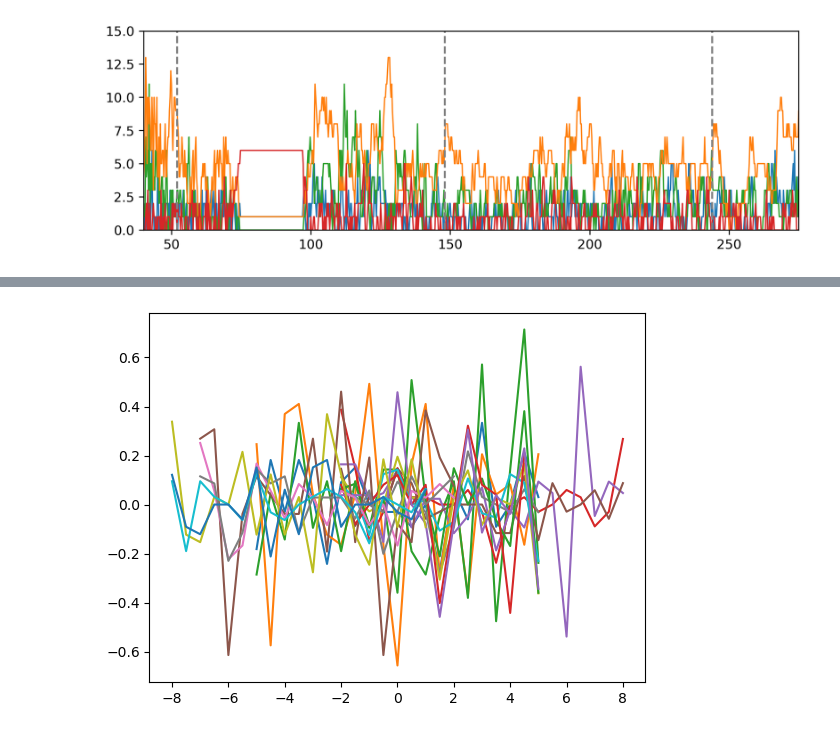
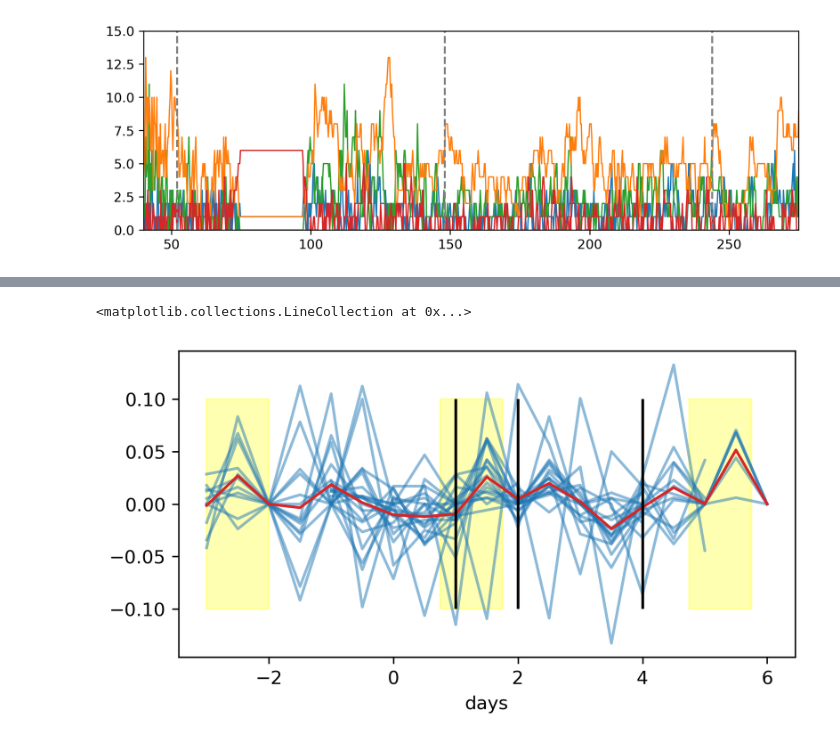
Before and after one commit to dylanmmartins/spine-population-modeling, a Jupyter notebook: version2.ipynb, the cells around one changed output, grey strips where cells are left out. Drawn from its saved outputs; the diff is of its cells as text; code cells hidden in the pictures.

Commit message:
improved spine turnover calc

```diff
--- a/version2.ipynb
+++ b/version2.ipynb
@@ -18,3 +18,11 @@ from sklearn.gaussian_process.kernels import RBF
+# %%
+file_paths = sorted([x for x in os.listdir('./clean_data') if '.h5' in x])
+file_paths, len(file_paths)
+
+for i, file_path in enumerate(file_paths):
+
+    df = pd.read_hdf(os.path.join('clean_data', file_path))
+    df = df.replace('filopodia', 'filopodium')
 # %%
 symbol_matrix = np.array([
     ['deltaM','gammaM2F','gammaM2H','gammaM2S','lambdaM'],
@@ -440,15 +435,9 @@ resampled_dfs[0]
-# %%
-stages = pd.DataFrame([])
-for i, file_path in enumerate(file_paths):
-    df = pd.read_hdf(os.path.join('clean_data', file_path))
-    df = df.replace('filopodia', 'filopodium')
-    stages[i] = df['stage']
 # %%
 turnover_arr = []
-for i,x in enumerate(spine_sums):
+for i,x in enumerate(resampled_dfs):
     ss = []
     for t in range(1,len(x)):
-        nt = x[t] - x[t-1]
-        tot_avg_spines = np.nanmean(x)
+        nt = x[['filopodium','thin','stubby','mushroom']].iloc[t].sum() - x[['filopodium','thin','stubby','mushroom']].iloc[t-1].sum()
+        tot_avg_spines = x[['filopodium','thin','stubby','mushroom']].sum(axis=1).mean()
         ss.append(nt / tot_avg_spines)
     turnover_arr.append(ss)
@@ -464,7 +464,24 @@ array([-10,  -8,  -6,  -4,  -2,   0,   2,   4,   6,   8])
 # %%
-for i in range(len(spine_sums)):
-    t_ = (np.arange(0, len(turnover_arr[i]))*0.5) - startinds[i]
-    plt.plot(t_, turnover_arr[i])
-plt.vlines()
+plt.figure(dpi=300, figsize=(6,3))
+plt.fill_betweenx(y=[-0.1,0.1], x1=4.75, x2=5.75, alpha=0.3, color='yellow')
+plt.fill_betweenx(y=[-0.1,0.1], x1=0.75, x2=1.75, alpha=0.3, color='yellow')
+plt.fill_betweenx(y=[-0.1,0.1], x1=-3, x2=-2, alpha=0.3, color='yellow')
+_plotbins= np.arange(-3.5,7,0.5)
+mean_turnover = np.zeros([len(_plotbins), len(turnover_arr)]) * np.nan
+micron_length = 51.8
+for i in range(len(turnover_arr)):
+    index_for_cycle1_start = resampled_dfs[i].where(resampled_dfs[i]['cycle']==1).dropna().index.values[0]
+    t_ = (np.arange(0, len(turnover_arr[i]))*0.5) - index_for_cycle1_start*0.5
+    plt.plot(t_, np.array(turnover_arr[i])/(micron_length/10), color='tab:blue', alpha=0.5)
+    for i_, t_i in enumerate(t_):
+        ind_ = i_ + int(np.argwhere(_plotbins==t_[0])[0])
+        mean_turnover[ind_, i] = (np.array(turnover_arr[i])/(micron_length/10))[i_]
+plt.xlabel('days')
+plt.plot(_plotbins, np.nanmean(mean_turnover,1), color='tab:red')
+# plt.xticks([-4,-2,0,2,4,6,8], labels=np.array([-4,-2,0,2,4,6,8])+4)
+plt.vlines(4,-0.1, 0.1, color='k')
+plt.vlines(1,-0.1, 0.1, color='k')
+plt.vlines(2,-0.1, 0.1, color='k')
 # %% [output]
+<matplotlib.collections.LineCollection at 0x...>
-[figure, old version]
+[figure, new version]
```
Also changed, not shown: parts of 11 cells of this notebook.
